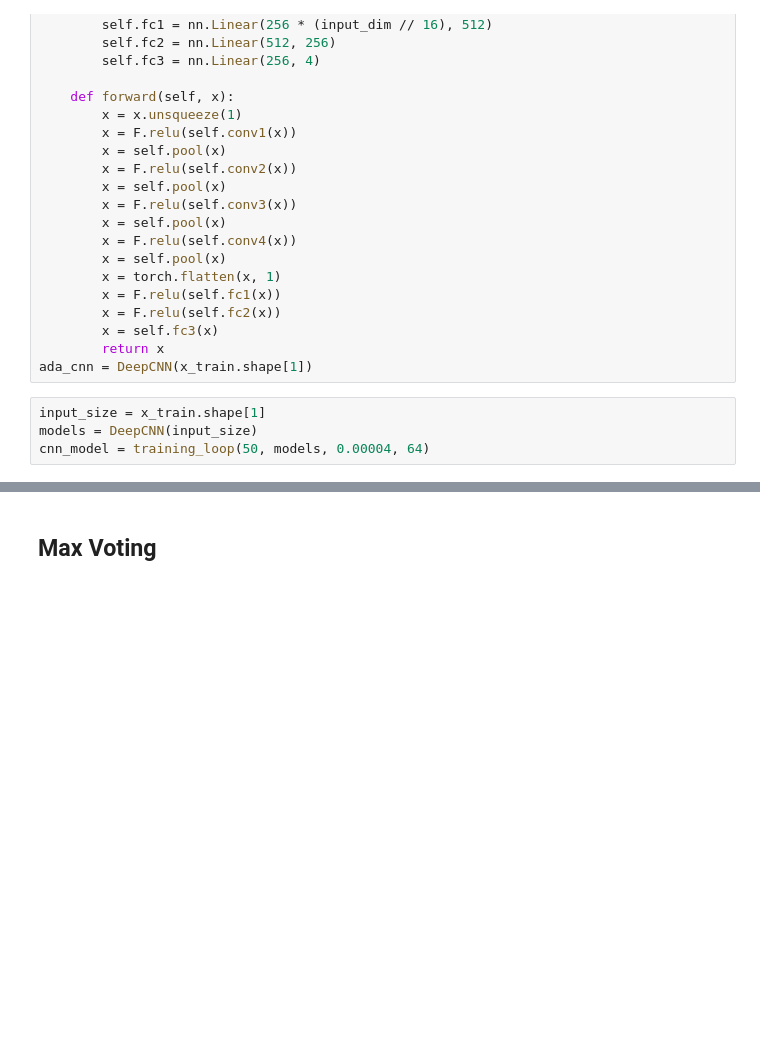
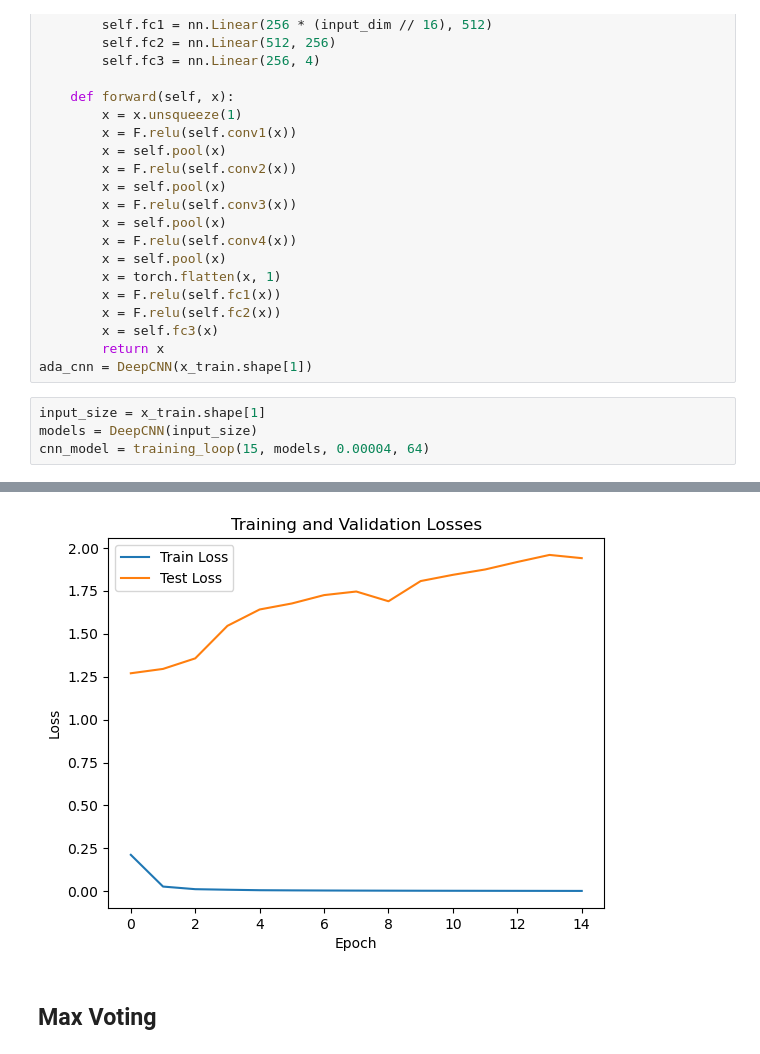
Before and after one commit to zliu250/Network-Intrusion-Detection-System, a Jupyter notebook: deep_learing.ipynb, the cells around one changed output, grey strips where cells are left out. Cells and saved outputs as stored; diff of their text form; blank space fills up the shorter version.

```diff
--- a/deep_learing.ipynb
+++ b/deep_learing.ipynb
@@ -244,4 +244,5 @@ ada_cnn = DeepCNN(x_train.shape[1])
 # %%
 input_size = x_train.shape[1]
 models = DeepCNN(input_size)
-cnn_model = training_loop(50, models, 0.00004, 64)
+cnn_model = training_loop(15, models, 0.00004, 64)
+# %% [output]
@@ -248,3 +258,4 @@ cnn_model = training_loop(50, models, 0.00004, 64)
+[figure, added]
 # %% [markdown]
 ## Max Voting
 # %%
```
Also changed, not shown: parts of 8 cells of this notebook.
